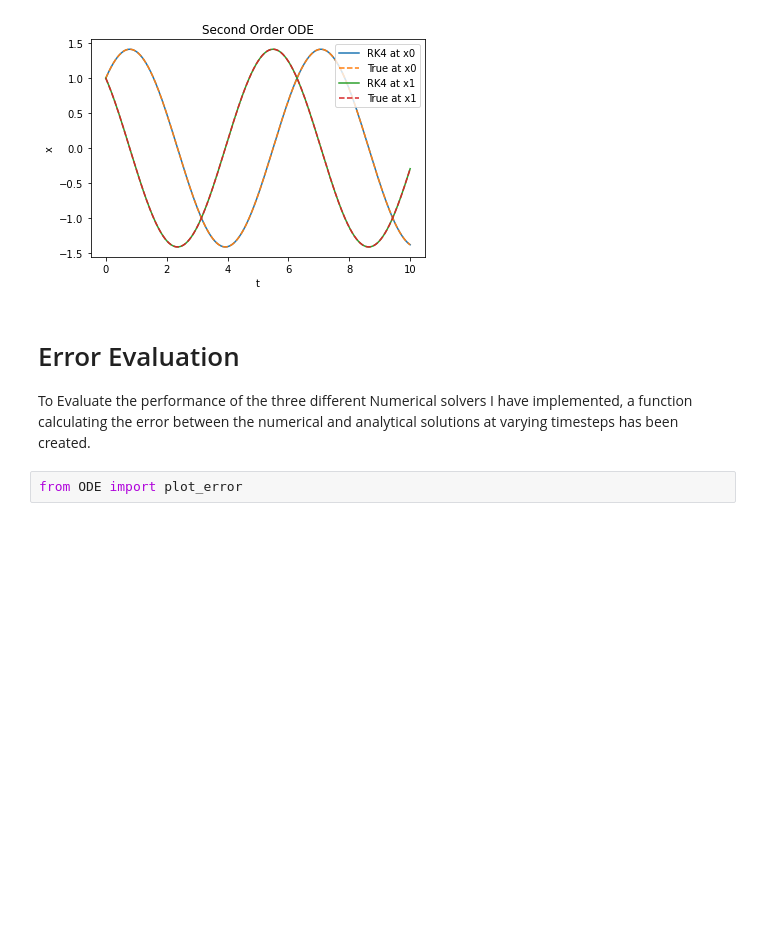
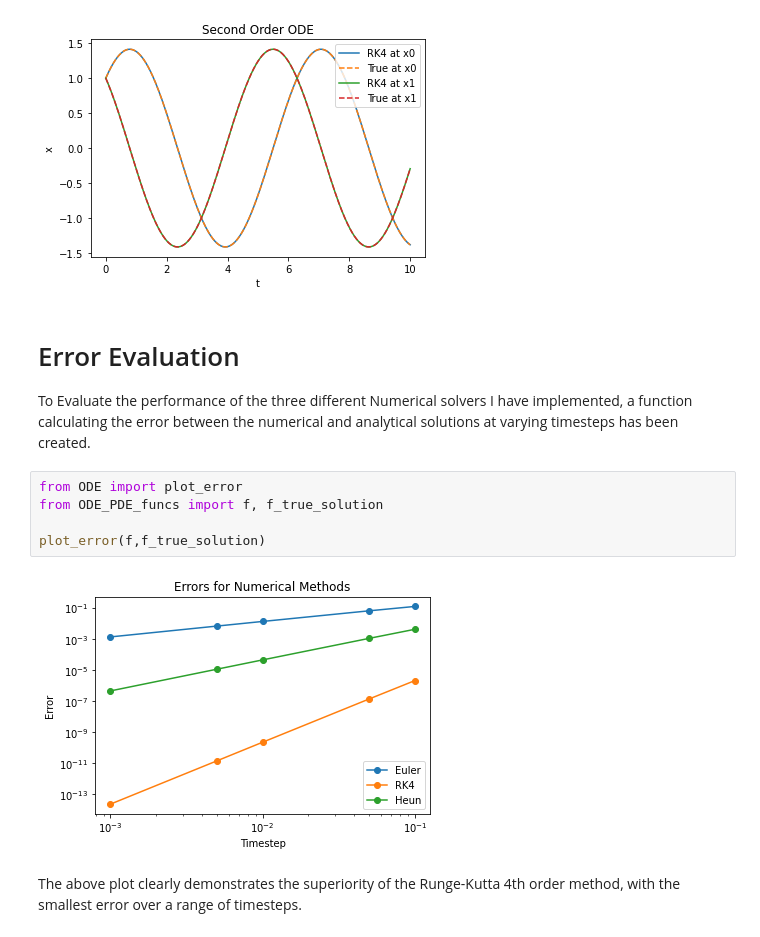
Before and after one commit to joesouber/EMAT30008, a Jupyter notebook: report.ipynb, the cells around one changed output. Cells and saved outputs as stored; diff of their text form; blank space fills up the shorter version.

```diff
--- a/report.ipynb
+++ b/report.ipynb
@@ -112,3 +112,10 @@ plt.legend()
 To Evaluate the performance of the three different Numerical solvers I have implemented, a function calculating the error between the numerical and analytical solutions at varying timesteps has been created.
 # %%
 from ODE import plot_error
+from ODE_PDE_funcs import f, f_true_solution
+
+plot_error(f,f_true_solution)
+# %% [output]
+[figure, added]
+# %% [markdown]
+The above plot clearly demonstrates the superiority of the Runge-Kutta 4th order method, with the smallest error over a range of timesteps.
```
